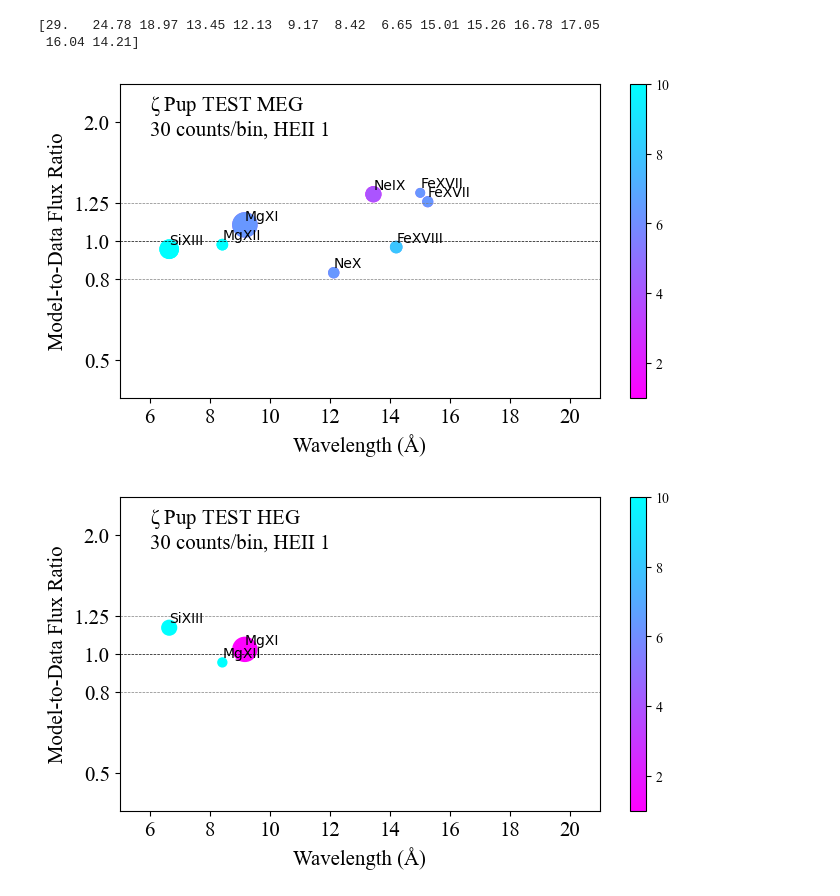
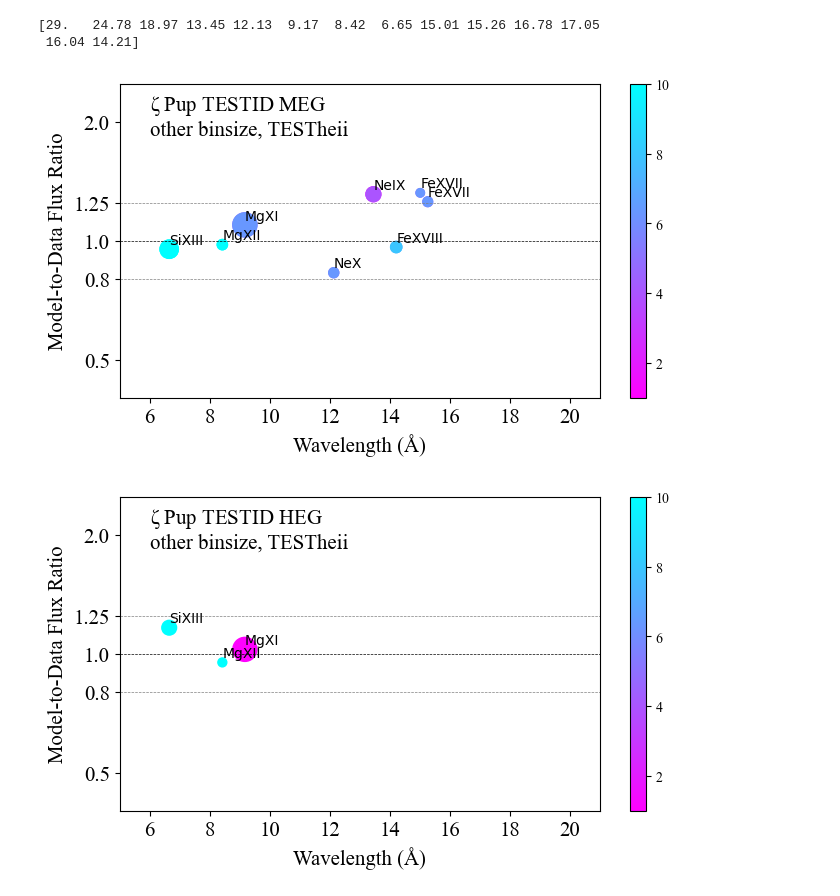
Before and after one commit to IsaacLev123/ZetaPupPlots--all-, a Jupyter notebook: Zeta Pup Plots (all of em).ipynb, the cells around one changed output. Cells and saved outputs as stored; diff of their text form; code cells hidden in the pictures.

```diff
--- a/Zeta Pup Plots (all of em).ipynb
+++ b/Zeta Pup Plots (all of em).ipynb
@@ -15,22 +15,31 @@ tnr="Times New Roman"
 tnrb="Times New Roman Bold"
 # %%
 #Here we define all manually named variables you will need to call later
+#I've done some trickery using my file naming format so that I only need to update a few things.
+
+#UPDATE ME
+obsID = 'TESTID'
+abund = 'TESTabund'
+date = 'TESTdate'
+bin = 'TESTbin'
+heii = 'TESTheii'
 
 #FILES
-filename = "TESTdat.dat"
-kapfile = "kappaZ_TEST_HEII1.txt"
+filename = "zpup_%s_%s_%s_%s_%s.dat" %(obsID,bin,abund,heii,date)
+kapfile = "kappaZ_%s_%s_%s_%s.txt" %(obsID,bin,abund,heii)
 
 MEGlines = "zpup_mlines.txt"
 HEGlines = "zpup_hlines.txt"
 linecenters = "zpup_lines.txt"
 
 #PLOT TEXT
-obsID = 'TEST'
-binsize = '30 counts/bin, HEII 1'
-abund = 'TEST'
+if bin == 'grp30': binsize = '30 counts/bin'
+elif bin == 'grp10': binsize = '10 counts/bin'
+else: binsize = 'other binsize'
+
 if abund == 'martins': abundance = 'Martins et al. (2015) abundances'
 elif abund == 'herve':abundance = 'Herve et al. (2013) abundances'
-else: abundance = 'some other abundance'
+else: abundance = 'some abundance'
 
 #PARAMETERS
 kT = "0.110, 0.187, 0.318,\n0.540, 0.919, 1.56"
@@ -43,14 +52,14 @@ total_bins = "79"
 c_stat = "111.72"
 
 #SAVE FILE NAMES
-MEGdot_name = "zpup_%s_grp30_%s_HEII1_MEGdots.png" %(obsID, abund)
-HEGdot_name = "zpup_%s_grp30_%s_HEII1_HEGdots.png" %(obsID, abund)
-dot_name = "zpup_%s_grp30_%s_HEII1_dots.png" %(obsID, abund)
+MEGdot_name = "zpup_%s_%s_%s_%s_MEGdots.png" %(obsID,bin,abund,heii)
+HEGdot_name = "zpup_%s_%s_%s_%s_HEGdots.png" %(obsID,bin,abund,heii)
+dot_name = "zpup_%s_%s_%s_%s_dots.png" %(obsID,bin,abund,heii)
 
-MEGspectra_name = "zpup_%s_grp30_%s_HEII1_MEGspectra.jpg" %(obsID, abund)
-HEGspectra_name = "zpup_%s_grp30_%s_HEII1_HEGspectra.jpg" %(obsID, abund)
+MEGspectra_name = "zpup_%s_%s_%s_%s_MEGspectra.jpg" %(obsID,bin,abund,heii)
+HEGspectra_name = "zpup_%s_%s_%s_%s_HEGspectra.jpg" %(obsID,bin,abund,heii)
 
-kappa_name = "opacity_zpup_%s_grp30_%s_HEII1.png" %(obsID, abund)
+kappa_name = "opacity_zpup_%s_%s_%s_%s.png" %(obsID,bin,abund,heii)
 
 #OTHER PLOT TEXT (only needs to be changed if not working on zeta pup / Chandra data)
 starname='$\\zeta$ Pup'
@@ -462,7 +471,7 @@ plt.xlim(5,21)
 plt.ylim(.4,2.5)
 plt.xticks(fontname=tnr,fontsize=15)
 ax.xaxis.set_major_locator(MaxNLocator(integer=True))
-ax.text(6,1.85,"%s %s %s\n%s" %(starname, obsID, MEG, binsize),fontsize=15,fontname=tnr)
+ax.text(6,1.85,"%s %s %s\n%s, %s" %(starname, obsID, MEG, binsize, heii),fontsize=15,fontname=tnr)
 plt.tight_layout(pad=1)
 im=ax.scatter(x,y,s=sizes,c=color,cmap=mp.colormaps['cool_r'],vmin=1,vmax=10)
 
@@ -509,7 +518,7 @@ plt.ylim(.4,2.5)
 plt.xlim(5,21)
 plt.xticks(fontname=tnr,fontsize=15)
 ax.xaxis.set_major_locator(MaxNLocator(integer=True))
-plt.text(6,1.85,"%s %s %s\n%s" %(starname, obsID, HEG, binsize),fontsize=15,fontname=tnr)
+plt.text(6,1.85,"%s %s %s\n%s, %s" %(starname, obsID, HEG, binsize, heii),fontsize=15,fontname=tnr)
 plt.tight_layout(pad=1)
 
 cbar=fig.colorbar(im,ax=ax,ticks=[2,4,6,8,10],cmap="cool_r")
@@ -558,33 +567,33 @@ for i in range(len(int_tot1)):
             label2.append(int_tot0[i][0])
             color.append(line_temps[i]/1e6)
 
 for i, txt in enumerate(label2):
     ax.annotate(txt, (x[i],y[i]*1.03))
 im=ax.scatter(x,y,s=sizes,c=color,cmap=mp.colormaps['cool_r'],vmin=1,vmax=10)
 plt.axhline(y=1, color='k', linestyle='--',linewidth=0.5)
 plt.axhline(y=0.8, color='gray', linestyle='--',linewidth=0.5)
 plt.axhline(y=1.2, color='gray', linestyle='--',linewidth=0.5)
 plt.xlabel("Wavelength (Å)",fontsize=15,fontname=tnr)
 plt.ylabel("Model-to-Data Flux Ratio",fontsize=15,fontname=tnr)
 ax.set_yscale('log')
 plt.xticks(fontname=tnr,fontsize=15)
 ax.yaxis.set_major_locator(plt.NullLocator())
 ax.yaxis.set_minor_locator(plt.NullLocator())
 ax.set_yticks([.5,.8,1,1.25,2.0])
 ax.set_yticklabels(['0.5','0.8','1.0','1.25','2.0'],fontname=tnr,fontsize=15)
 plt.ylim(.4,2.5)
 plt.xlim(5,21)
 plt.xticks(fontname=tnr,fontsize=15)
 ax.xaxis.set_major_locator(MaxNLocator(integer=True))
-plt.text(6,1.85,"%s %s\n%s" %(starname, obsID, binsize),fontsize=15,fontname=tnr)
+plt.text(6,1.85,"%s %s\n%s, %s" %(starname, obsID, binsize, heii),fontsize=15,fontname=tnr)
 plt.tight_layout(pad=1)
 
 cbar=fig.colorbar(im,ax=ax,ticks=[2,4,6,8,10],cmap="cool_r")
 cbar.ax.set_yticklabels(["2", '4', '6','8','10'],fontname=tnr)
 
 plt.savefig(dot_name)
 
 plt.show()
 # %% [output]
-[figure, old version]
+[figure, new version]
-[figure, old version]
+[figure, new version]
```
Also changed, not shown: parts of 4 cells of this notebook, 4 other files.
